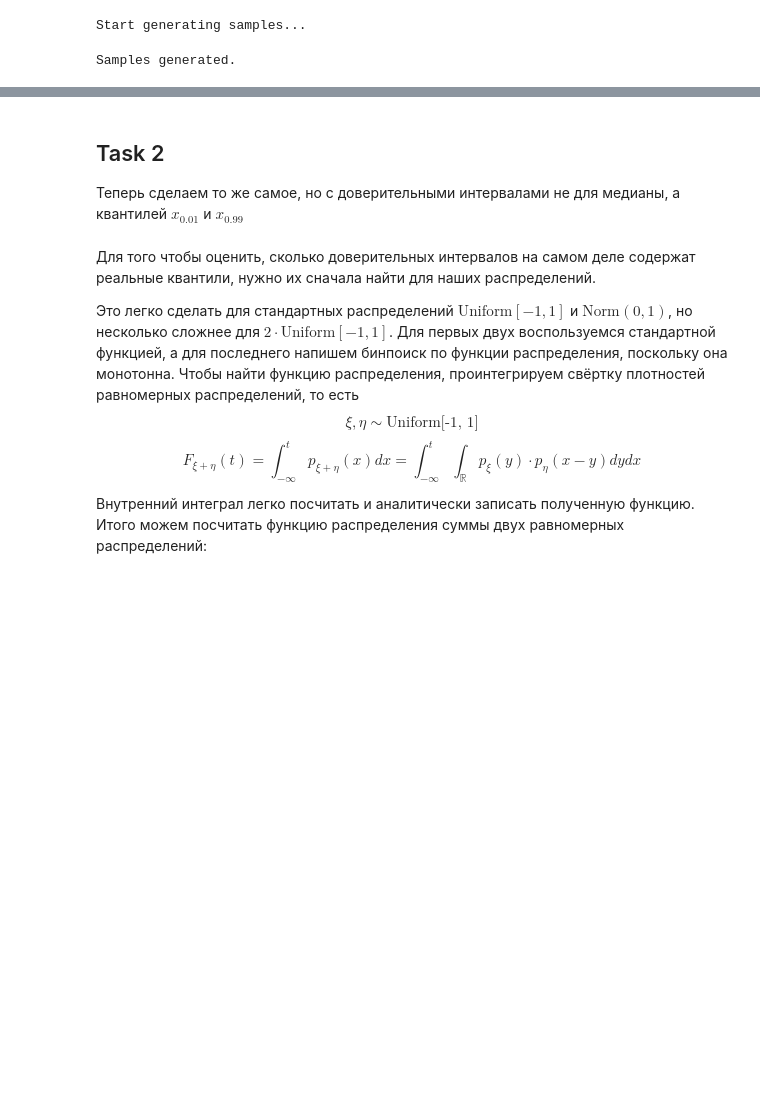
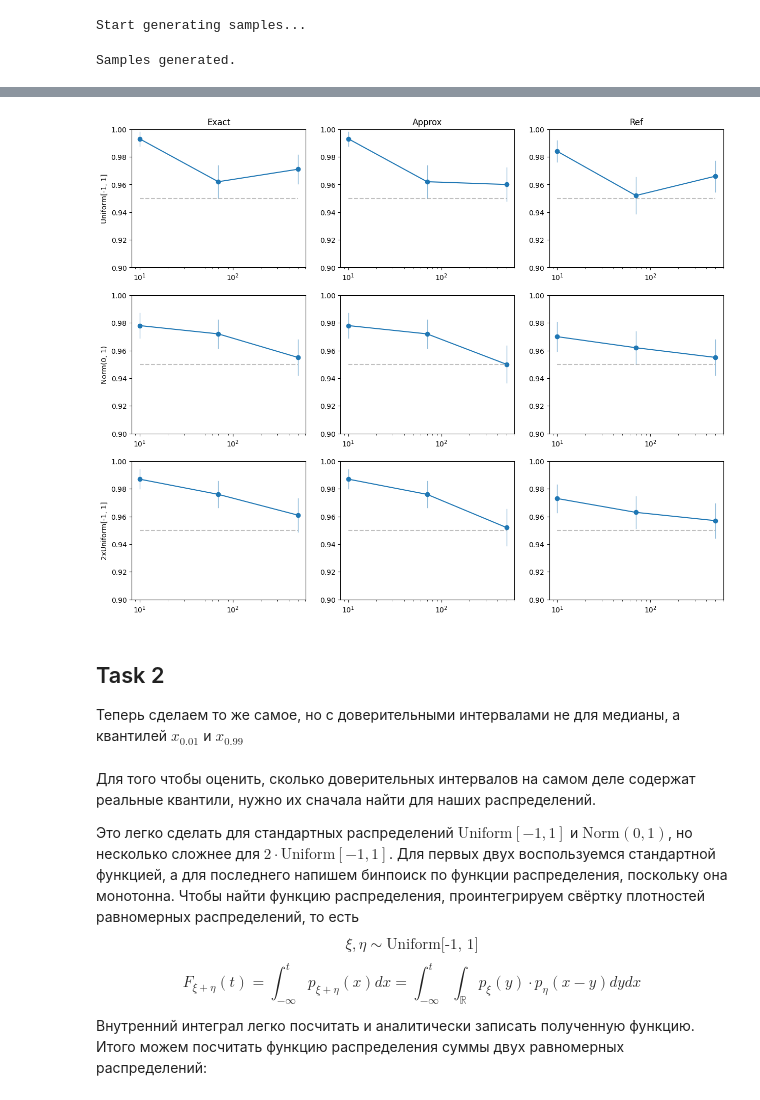
Before and after one commit to sergfedchin/hse-applied-statistics-methods, a Jupyter notebook: practice/pr04.ipynb, the cells around one changed output, grey strips where cells are left out. Saved outputs shown, nothing was run; the diff lists cells and outputs as text; code cells hidden in the pictures; blank space fills up the shorter version.

```diff
--- a/practice/pr04.ipynb
+++ b/practice/pr04.ipynb
@@ -47,9 +47,11 @@ ANALYTICAL_MEDIAN = 0
 ITERATIONS = 10 ** 3
 BOOTSTRAP_SIZE = 1000
 # NS = [10, 100, 500]
-min_sample_size = 50
+min_sample_size = 10
 max_sample_size = 500
-num_of_sample_sizes = 4
-NS = list(map(int, np.logspace(base=5, start=math.log(min_sample_size, 5), stop=math.log(max_sample_size, 5), num=num_of_sample_sizes)))
+num_of_sample_sizes = 3
+BASE = 5
+# NS = list(map(int, np.linspace(min_sample_size, max_sample_size, num_of_sample_sizes)))
+NS = list(map(int, np.logspace(base=BASE, start=math.log(min_sample_size, BASE), stop=math.log(max_sample_size, BASE), num=num_of_sample_sizes)))
 print(NS)
 # %% [output]
@@ -86,7 +94,10 @@ def quantil_confidence_interval_approx(sample: list, p=0.5) -> tuple:
     sample = sorted(sample)
     n = len(sample)
     term = math.sqrt(n * p * (1 - p)) * norm_quantile
-    return (sample[min(max(math.floor(n * p - term), 0), n - 1)], sample[min(max(math.ceil(n * p + term), 0), n - 1)])
+    m_1, m_2 = math.floor(n * p - term), math.ceil(n * p + term)
+    # m_2 = min(m_2, n - 1)
+    # print(f"return sample[{m_1}] = {sample[m_1]:.3f} and sample[{m_2}] = {sample[m_2]:.3f} as quantile x_{p} (sample length = {n})")
+    return (sample[m_1] if m_1 >= 0 else -np.inf, sample[m_2] if m_2 <= n - 1 else np.inf)
 # %% [markdown]
 Сгенерируем по $10^4$ выборок разных размеров для каждого распределения и проверим, какая доля из них будет попадать в доверительный интервал для медианы, посчитав доверительный интервал для этой доли
 # %%
@@ -134,19 +165,20 @@ Samples generated.
 # %%
-# _, axis = plt.subplots(3, NUM_METHODS, figsize=(5 * NUM_METHODS, 4 * len(distros)))
-# for i, d in enumerate(distros):
-#     for method_id, method in enumerate(methods):
-#         for interval_id, interval in enumerate(results[d][method + "_intervals"]):
-#             axis[i][method_id].plot([NS[interval_id]] * 2, list(interval), color='C0', alpha=.5, linewidth=1)
+_, axis = plt.subplots(3, NUM_METHODS, figsize=(5 * NUM_METHODS, 4 * len(distros)))
+for i, d in enumerate(distros):
+    for method_id, method in enumerate(methods):
+        for interval_id, interval in enumerate(results[d][method + "_intervals"]):
+            axis[i][method_id].plot([NS[interval_id]] * 2, list(interval), color='C0', alpha=.5, linewidth=1)
 
-#         axis[i][method_id].plot(NS, results[d][method + "_points"], '-o', color='C0', alpha=1)
-#         axis[i][method_id].plot(NS, [0.95] * len(NS), color='gray', alpha=.5, linestyle='--')
-#         axis[i][method_id].set_xscale('log')
-#         axis[i][method_id].set_ylim([0.9, 1])
-#     axis[i][0].set_ylabel(d)
+        axis[i][method_id].plot(NS, results[d][method + "_points"], '-o', color='C0', alpha=1)
+        axis[i][method_id].plot(NS, [0.95] * len(NS), color='gray', alpha=.5, linestyle='--')
+        axis[i][method_id].set_xscale('log')
+        axis[i][method_id].set_ylim([0.9, 1])
+        axis[0][method_id].title.set_text(method.capitalize())
+    axis[i][0].set_ylabel(d)
 
-# axis[0][0].title.set_text("Exact")
-# axis[0][1].title.set_text("Approx")
-# plt.show()
+plt.show()
+# %% [output]
+[figure, added]
 # %% [markdown]
 ## Task 2
 
```
Also changed, not shown: parts of 15 cells of this notebook.
